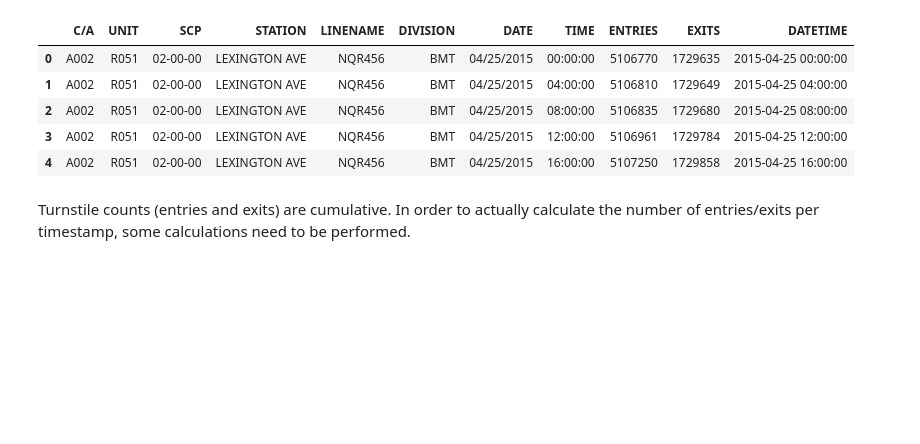
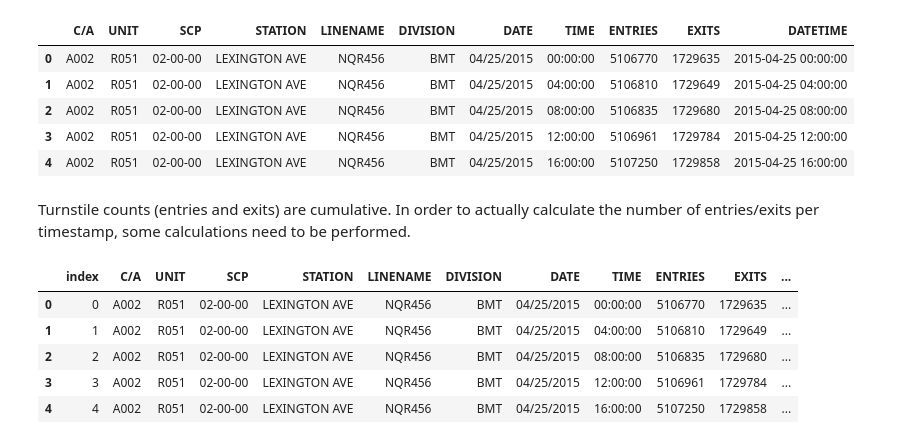
Before and after one commit to stephenjkaplan/metis-project1-mta, a Jupyter notebook: Data Acquisition & Cleaning.ipynb, the cells around one changed output. Cells and saved outputs as stored; diff of their text form; code cells hidden in the pictures; blank space fills up the shorter version.

```diff
--- a/Data Acquisition & Cleaning.ipynb
+++ b/Data Acquisition & Cleaning.ipynb
@@ -254,9 +249,17 @@ df_mta_clean.head()
 # %% [markdown]
 Turnstile counts (entries and exits) are cumulative. In order to actually calculate the number of entries/exits per timestamp, some calculations need to be performed.
 # %%
+df_mta_clean.reset_index(inplace=True)
 df_mta_clean[["PREV_DATETIME", "PREV_ENTRIES", "PREV_EXITS"]] = (
     df_mta_clean
     .groupby(["C/A", "UNIT", "SCP", "STATION"])["DATETIME", "ENTRIES", "EXITS"]
     .apply(lambda grp: grp.shift(1)))
 
 df_mta_clean.head()
+# %% [output]
+|  | index | C/A | UNIT | SCP | STATION | LINENAME | DIVISION | DATE | TIME | ENTRIES | EXITS | ... |
+| 0 | 0 | A002 | R051 | 02-00-00 | LEXINGTON AVE | NQR456 | BMT | 04/25/2015 | 00:00:00 | 5106770 | 1729635 | ... |
+| 1 | 1 | A002 | R051 | 02-00-00 | LEXINGTON AVE | NQR456 | BMT | 04/25/2015 | 04:00:00 | 5106810 | 1729649 | ... |
+| 2 | 2 | A002 | R051 | 02-00-00 | LEXINGTON AVE | NQR456 | BMT | 04/25/2015 | 08:00:00 | 5106835 | 1729680 | ... |
+| 3 | 3 | A002 | R051 | 02-00-00 | LEXINGTON AVE | NQR456 | BMT | 04/25/2015 | 12:00:00 | 5106961 | 1729784 | ... |
+| 4 | 4 | A002 | R051 | 02-00-00 | LEXINGTON AVE | NQR456 | BMT | 04/25/2015 | 16:00:00 | 5107250 | 1729858 | ... |
```
Also changed, not shown: parts of 13 cells of this notebook, 1 other file.
